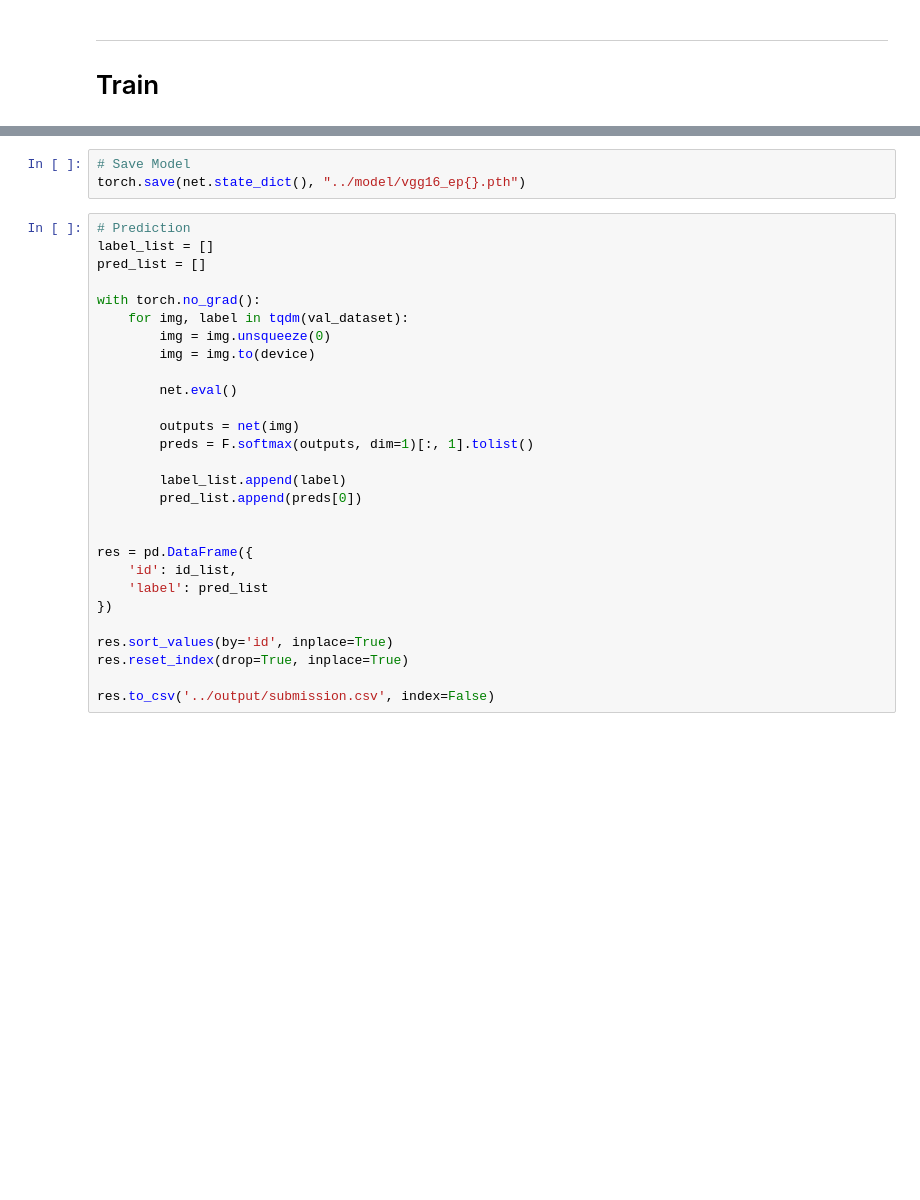
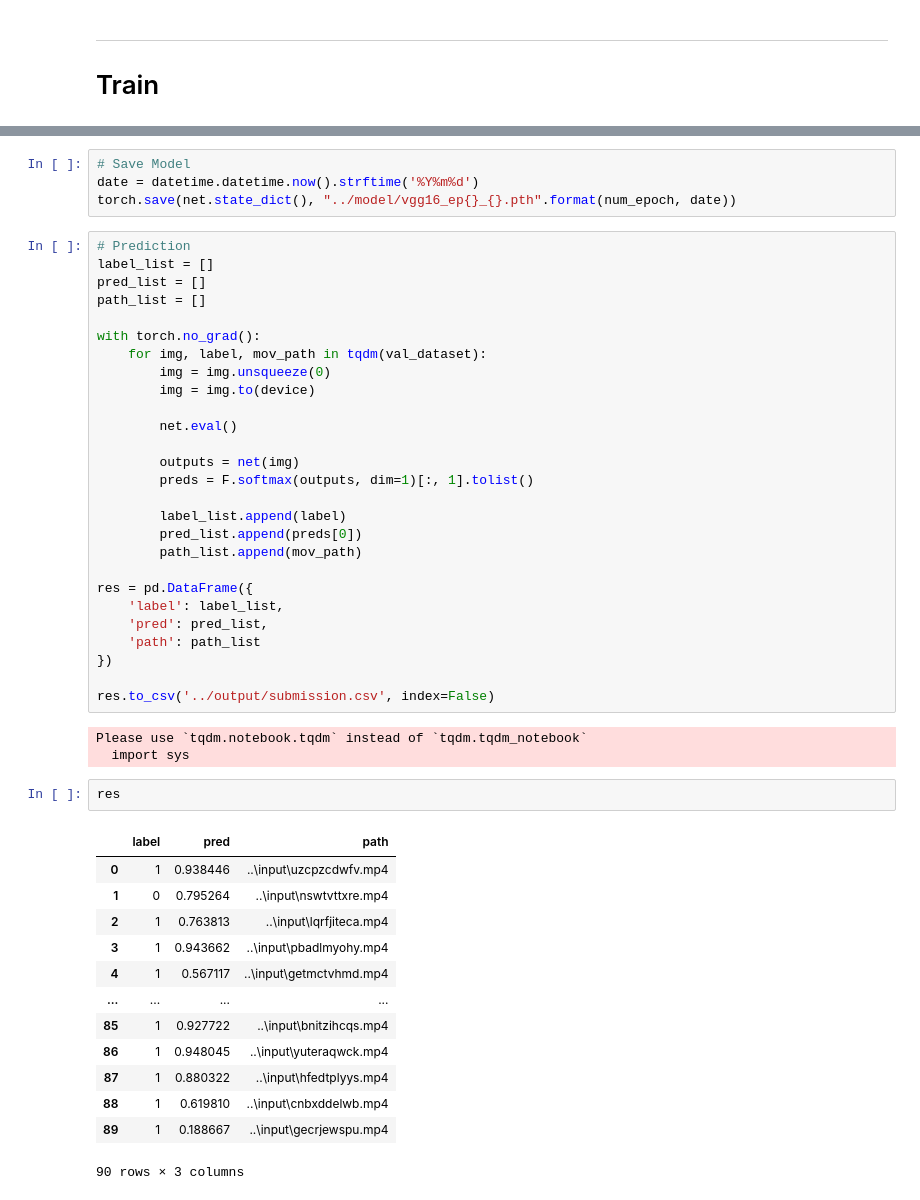
Before and after one commit to MasatakaImamura/deepfake-detection-challenge, a Jupyter notebook: notebook/eda-deepfake-detection-challenge.ipynb, the cells around one changed output, grey strips where cells are left out. Drawn from its saved outputs; the diff is of its cells as text; blank space fills up the shorter version.

```diff
--- a/notebook/eda-deepfake-detection-challenge.ipynb
+++ b/notebook/eda-deepfake-detection-challenge.ipynb
@@ -461,13 +473,15 @@ Please use `tqdm.notebook.tqdm` instead of `tqdm.tqdm_notebook`
 # %%
 # Save Model
-torch.save(net.state_dict(), "../model/vgg16_ep{}.pth")
+date = datetime.datetime.now().strftime('%Y%m%d')
+torch.save(net.state_dict(), "../model/vgg16_ep{}_{}.pth".format(num_epoch, date))
 # %%
 # Prediction
 label_list = []
 pred_list = []
+path_list = []
 
 with torch.no_grad():
-    for img, label in tqdm(val_dataset):
+    for img, label, mov_path in tqdm(val_dataset):
         img = img.unsqueeze(0)
         img = img.to(device)
 
@@ -478,14 +492,31 @@ with torch.no_grad():
 
         label_list.append(label)
         pred_list.append(preds[0])
-
+        path_list.append(mov_path)
 
 res = pd.DataFrame({
-    'id': id_list,
-    'label': pred_list
+    'label': label_list,
+    'pred': pred_list,
+    'path': path_list
 })
 
-res.sort_values(by='id', inplace=True)
-res.reset_index(drop=True, inplace=True)
-
 res.to_csv('../output/submission.csv', index=False)
+# %% [output]
+Please use `tqdm.notebook.tqdm` instead of `tqdm.tqdm_notebook`
+  import sys
+# %%
+res
+# %% [output]
+|  | label | pred | path |
+| 0 | 1 | 0.938446 | ..\input\uzcpzcdwfv.mp4 |
+| 1 | 0 | 0.795264 | ..\input\nswtvttxre.mp4 |
+| 2 | 1 | 0.763813 | ..\input\lqrfjiteca.mp4 |
+| 3 | 1 | 0.943662 | ..\input\pbadlmyohy.mp4 |
+| 4 | 1 | 0.567117 | ..\input\getmctvhmd.mp4 |
+| ... | ... | ... | ... |
+| 85 | 1 | 0.927722 | ..\input\bnitzihcqs.mp4 |
+| 86 | 1 | 0.948045 | ..\input\yuteraqwck.mp4 |
+| 87 | 1 | 0.880322 | ..\input\hfedtplyys.mp4 |
+| 88 | 1 | 0.619810 | ..\input\cnbxddelwb.mp4 |
+| 89 | 1 | 0.188667 | ..\input\gecrjewspu.mp4 |
+90 rows × 3 columns
```
Also changed, not shown: parts of 11 cells of this notebook.
